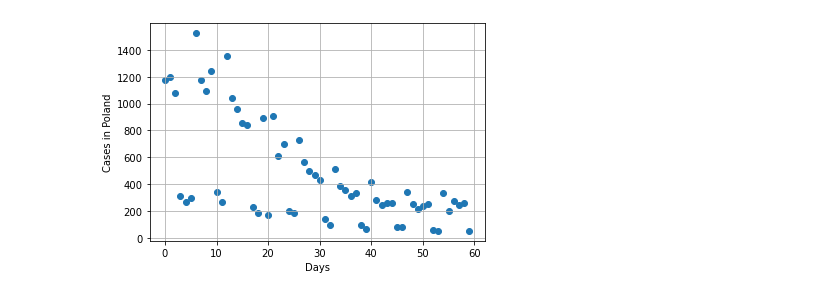
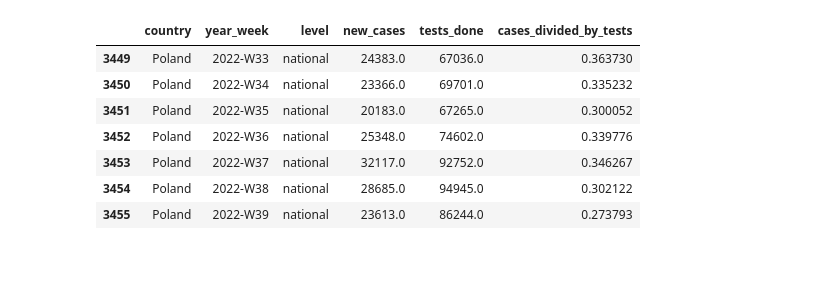
Before and after one commit to nogas404/morning, a Jupyter notebook: covid_stats.ipynb, the cells around one changed output. Drawn from its saved outputs; the diff is of its cells as text; code cells hidden in the pictures; blank space fills up the shorter version.

```diff
--- a/covid_stats.ipynb
+++ b/covid_stats.ipynb
@@ -5,11 +6,13 @@ import matplotlib.pyplot as plt
+# %%
+# VARS
+
+period_of_time = 7 # weekly
+country = 'Poland'
 # %%
-# Downloading latest data
+# downloading data
 
-import requests
+covid_data = requests.get(
+    'https://opendata.ecdc.europa.eu/covid19/testing/csv/data.csv')
 
-
-new_cases = requests.get(
-    'https://raw.githubusercontent.com/owid/covid-19-data/master/public/data/jhu/new_cases.csv')
-
-with open('new_cases.csv', 'wb') as f:
-    f.write(new_cases.content)
+with open('covid_data.csv', 'wb') as f:
+    f.write(covid_data.content)
@@ -36,13 +19,16 @@ x = pd.DataFrame(x)
-# %%
-# plotting
-
-plt.ylabel(f'Cases in {country}')
-plt.xlabel('Days')
-plt.grid()
-plt.scatter(x, y)
-
-plt.plot()
-
-plt.savefig('covid_cases.jpeg')
-# %% [output]
-[figure, removed]
+# %%
+df = pd.read_csv('covid_data.csv')
+df = df[['country', 'year_week', 'level', 'new_cases', 'tests_done']]
+df = df[df.country == f'{country}']
+df = df.tail(period_of_time)
+df = df.assign(cases_divided_by_tests = lambda x: (x.new_cases / x.tests_done))
+df
+# %% [output]
+|  | country | year_week | level | new_cases | tests_done | cases_divided_by_tests |
+| 3449 | Poland | 2022-W33 | national | 24383.0 | 67036.0 | 0.363730 |
+| 3450 | Poland | 2022-W34 | national | 23366.0 | 69701.0 | 0.335232 |
+| 3451 | Poland | 2022-W35 | national | 20183.0 | 67265.0 | 0.300052 |
+| 3452 | Poland | 2022-W36 | national | 25348.0 | 74602.0 | 0.339776 |
+| 3453 | Poland | 2022-W37 | national | 32117.0 | 92752.0 | 0.346267 |
+| 3454 | Poland | 2022-W38 | national | 28685.0 | 94945.0 | 0.302122 |
+| 3455 | Poland | 2022-W39 | national | 23613.0 | 86244.0 | 0.273793 |
```
Also changed, not shown: parts of 11 cells of this notebook, 2 other files.
